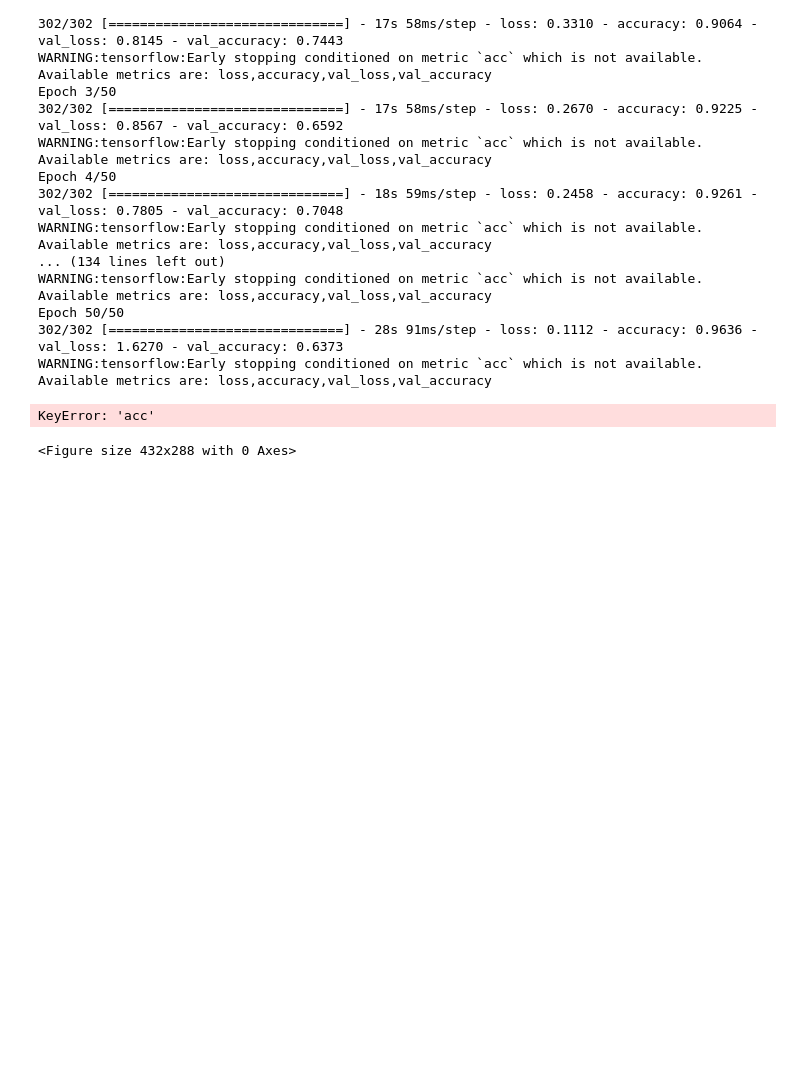
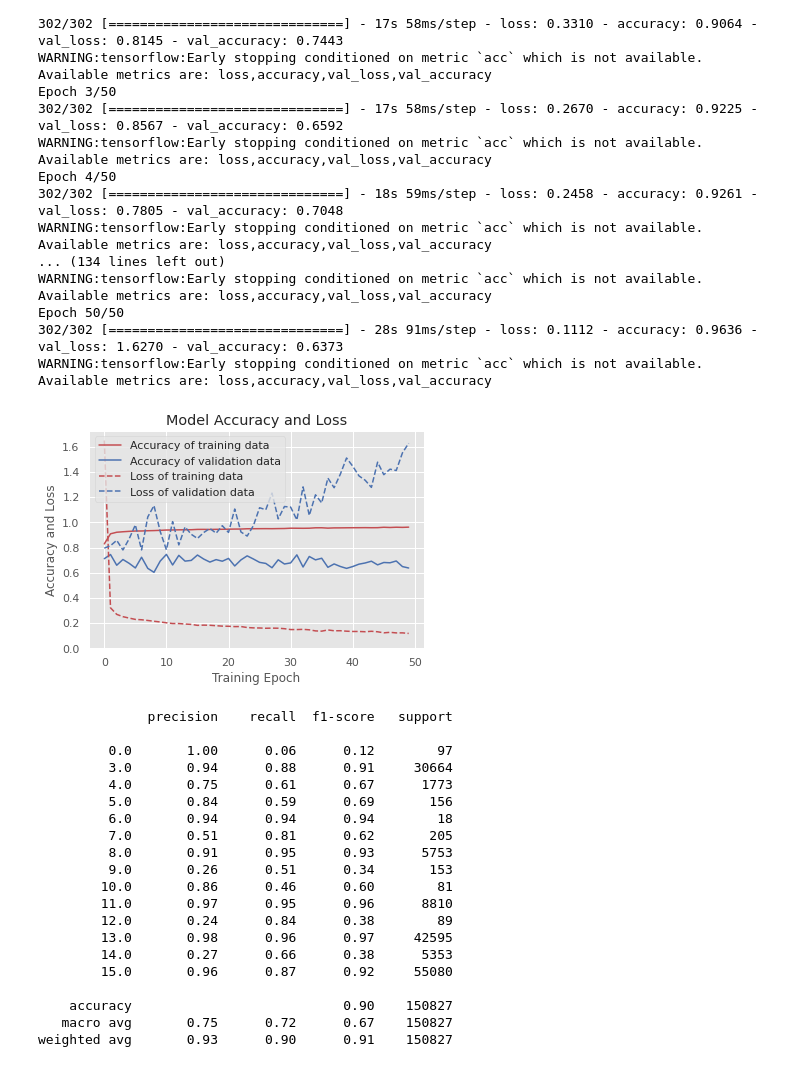
Before and after one commit to jacob-kamminga/AI_Sensus_thesis_experiments, a Jupyter notebook: JustTutorial.ipynb, the cells around one changed output. Drawn from its saved outputs; the diff is of its cells as text; code cells hidden in the pictures; blank space fills up the shorter version.

Commit message:
Finish simple classifier without segmenting or windowing (clean)

```diff
--- a/JustTutorial.ipynb
+++ b/JustTutorial.ipynb
@@ -282,29 +251,0 @@ def createWindows(df, time_steps, step, label_name):
-# %%
-def createWindows(df, time_steps, step, label_name):
-    N_FEATURES = 6
-    windows = []
-    labels = []
-    for i in range(0, len(df)-time_steps, step):
-        axs = df['Ax'].values[i: i + time_steps]
-        ays = df['Ay'].values[i: i + time_steps]
-        azs = df['Az'].values[i: i + time_steps]
-
-        gxs = df['Gx'].values[i: i + time_steps]
-        gys = df['Gy'].values[i: i + time_steps]
-        gzs = df['Gz'].values[i: i + time_steps]
-        # Retrieve the most often used label in this segment
-        label = stats.mode(df[label_name][i: i + time_steps])[0][0]
-        windows.append([axs, ays, azs, gxs, gys, gzs])
-        labels.append(label)
-    # Bring the segments into a better shape
-    reshaped_windows = np.asarray(windows, dtype= np.float32).reshape(-1, time_steps, N_FEATURES)
-    labels = np.asarray(labels)
-
-    return reshaped_windows, labels
-
-
-x_train, y_train = createWindows(train,
-                                 TIME_PERIODS,
-                                 STEP_DISTANCE,
-                                 LABEL)
-print(len(x_train))
@@ -459,25 +360,44 @@ Epoch 50/50
 WARNING:tensorflow:Early stopping conditioned on metric `acc` which is not available. Available metrics are: loss,accuracy,val_loss,val_accuracy
 # %%
 plt.figure(figsize=(6, 4))
-plt.plot(history.history['acc'], 'r', label='Accuracy of training data')
+plt.plot(history.history['accuracy'], 'r', label='Accuracy of training data')
 plt.plot(history.history['val_accuracy'], 'b', label='Accuracy of validation data')
 plt.plot(history.history['loss'], 'r--', label='Loss of training data')
 plt.plot(history.history['val_loss'], 'b--', label='Loss of validation data')
 plt.title('Model Accuracy and Loss')
 plt.ylabel('Accuracy and Loss')
 plt.xlabel('Training Epoch')
 plt.ylim(0)
 plt.legend()
 plt.show()
 
 # Print confusion matrix for training data
 y_pred_train = model_m.predict(x_train)
 # Take the class with the highest probability from the train predictions
 max_y_pred_train = np.argmax(y_pred_train, axis=1)
 print(classification_report(y_train, max_y_pred_train))
 # %% [output]
+[figure, added]
-KeyError: 'acc'
+              precision    recall  f1-score   support
+
+         0.0       1.00      0.06      0.12        97
+         3.0       0.94      0.88      0.91     30664
+         4.0       0.75      0.61      0.67      1773
+         5.0       0.84      0.59      0.69       156
+         6.0       0.94      0.94      0.94        18
+         7.0       0.51      0.81      0.62       205
+         8.0       0.91      0.95      0.93      5753
+         9.0       0.26      0.51      0.34       153
+        10.0       0.86      0.46      0.60        81
+        11.0       0.97      0.95      0.96      8810
+        12.0       0.24      0.84      0.38        89
+        13.0       0.98      0.96      0.97     42595
+        14.0       0.27      0.66      0.38      5353
+        15.0       0.96      0.87      0.92     55080
+
+    accuracy                           0.90    150827
+   macro avg       0.75      0.72      0.67    150827
+weighted avg       0.93      0.90      0.91    150827
-<Figure size 432x288 with 0 Axes>
 # %%
 def show_confusion_matrix(validations, predictions):
 
```
Also changed, not shown: parts of 10 cells of this notebook.
